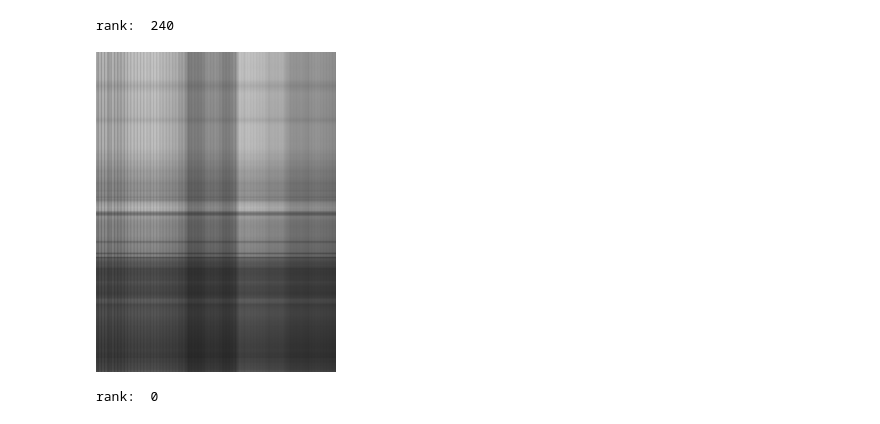
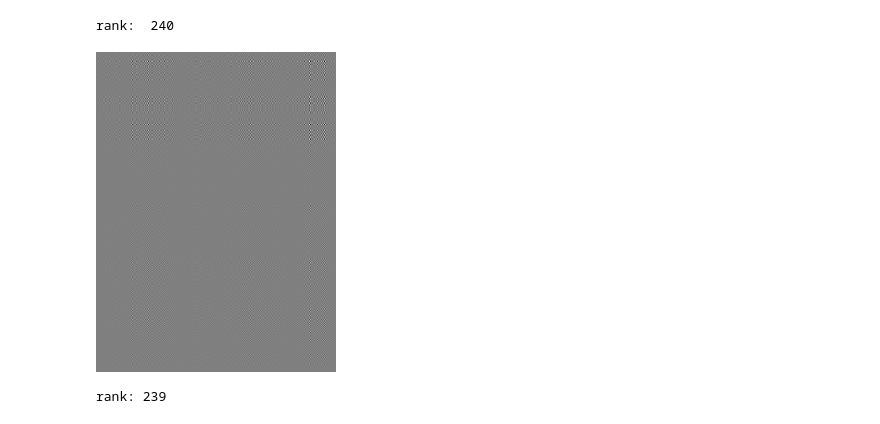
Before and after one commit to panalexeu/nano_pca, a Jupyter notebook: svd.ipynb, the cells around one changed output. Cells and saved outputs as stored; diff of their text form; code cells hidden in the pictures.

```diff
--- a/svd.ipynb
+++ b/svd.ipynb
@@ -103,15 +120,16 @@ rank:  240
 # %%
 import time
 from IPython.display import display
 
 handle = display(None, display_id=True)
-for k in range(0, len(s)):
-    rec = s[k] * np.outer(u[:, k], vh[k, :])
-    rec_img = Image.fromarray(np.clip(rec).astype(np.uint8))
-    print('\rrank: ', k, end='')
-    handle.update(rec_img)
+for k in range(len(s)):
+    layer = s[k] * np.outer(u[:, k], vh[k, :])
+    # rescale so 0 is mid-gray, positive is lighter, negative is darker
+    m = np.abs(layer).max()
+    vis = 128 + 127 * layer / m
+    handle.update(Image.fromarray(vis.astype(np.uint8)))
+    print('\rrank:', k, end='')
     time.sleep(0.2)
-    break
 # %% [output]
-[figure, old version]
+[figure, new version]
-rank:  0
+rank: 239
```
Also changed, not shown: parts of 8 cells of this notebook.
